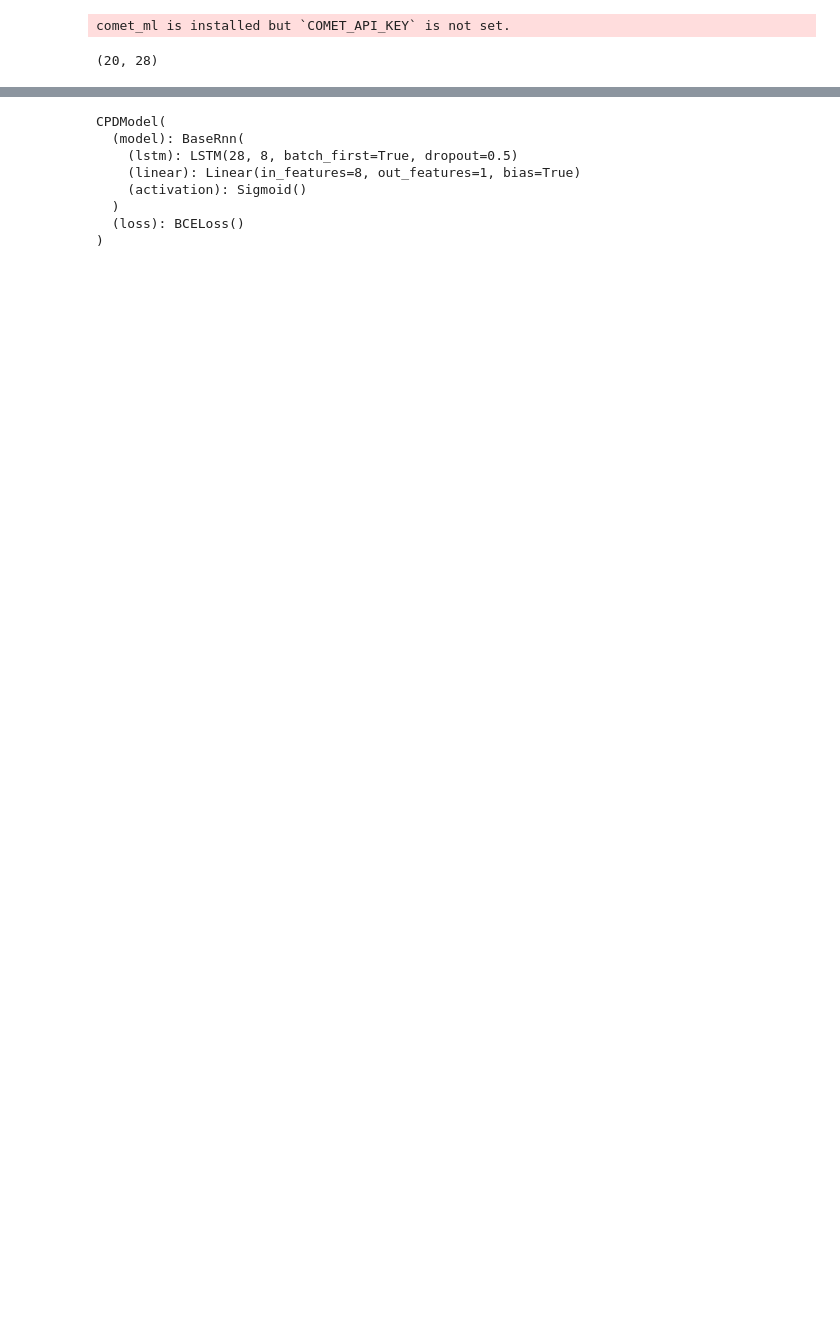
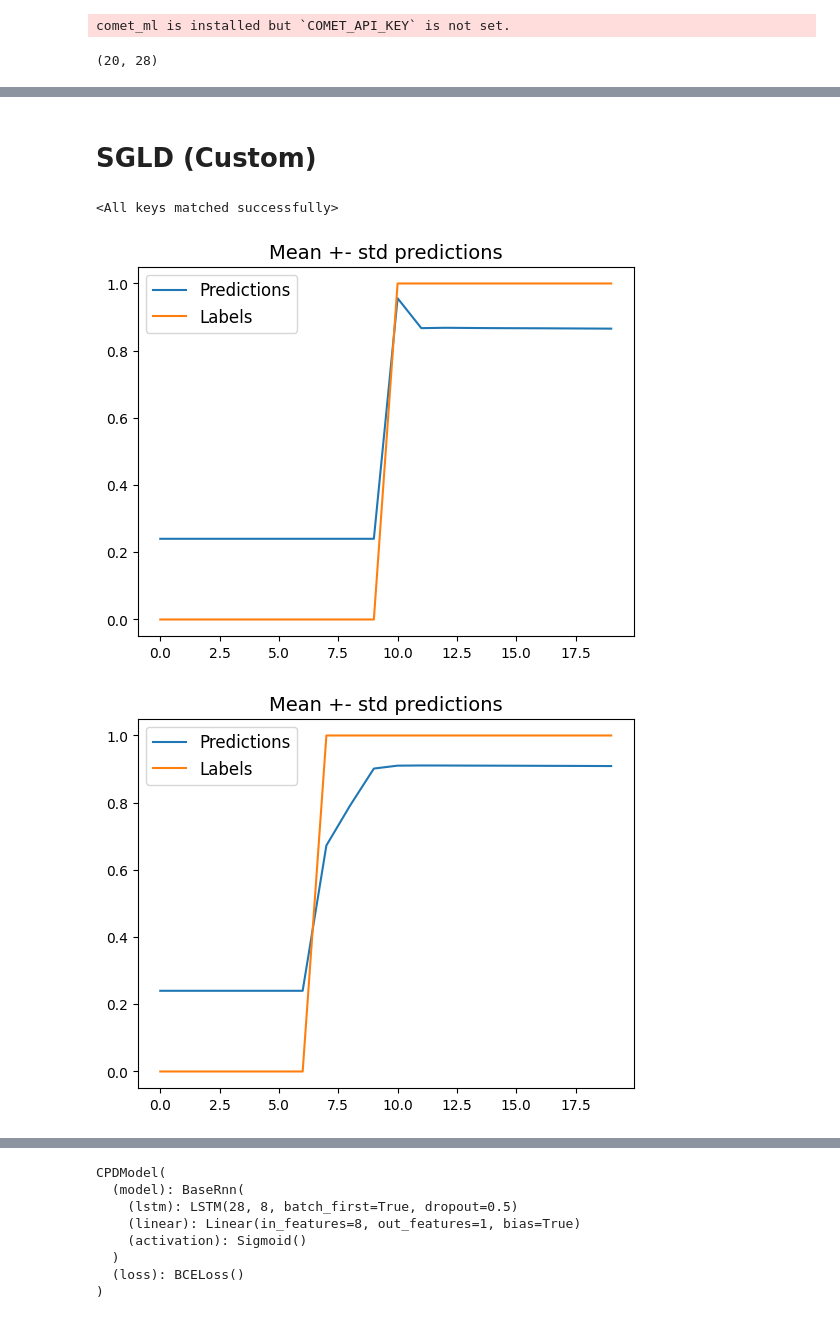
Before and after one commit to stalex2902/uncertainty-aware-cpd, a Jupyter notebook: notebooks/train_sgld_models.ipynb, the cells around one changed output, grey strips where cells are left out. Saved outputs shown, nothing was run; the diff lists cells and outputs as text; code cells hidden in the pictures; blank space fills up the shorter version.

```diff
--- a/notebooks/train_sgld_models.ipynb
+++ b/notebooks/train_sgld_models.ipynb
@@ -167,0 +159,18 @@ train_dataset[0][0].shape
+# %%
+args_config["learning"]["lr"] = 1e-3
+
+core_model_custom_adam = core_models.BaseRnn(
+    input_size=args_config["model"]["input_size"],
+    hidden_dim=args_config["model"]["hidden_dim"],
+    n_layers=args_config["model"]["n_layers"],
+    drop_prob=args_config["model"]["drop_prob"],
+    layer_norm=args_config["model"]["layer_norm"]
+)
+
+bce_model_custom_adam = CPDModelCustomAdam(
+    loss_type="bce",
+    args=args_config,
+    model=core_model_custom_adam,
+    train_dataset=train_dataset,
+    test_dataset=test_dataset
+)
@@ -168,7 +487,7 @@ train_dataset[0][0].shape
 # %%
 args_config["learning"]["lr"] = 1e-3
 args_config["learning"]["momentum"] = 0.9
-args_config["learning"]["temperature"] = 5
+args_config["learning"]["temperature"] = 1
 
 # for CosineLR
 #args_config["learning"]["n_cycles"] = 4
@@ -177,7 +496,7 @@ args_config["learning"]["temperature"] = 5
 
 # for ABAnnealingLR
 args_config["learning"]["final_lr"] = 1e-4
-args_config["learning"]["gamma"] = 1
+args_config["learning"]["gamma"] = 0.5
 args_config["learning"]["T_max"] = 10000
 args_config["learning"]["last_epoch"] = -1
 
@@ -203,7 +522,7 @@ logger = CometLogger(
     api_key='agnHNC2vEt7tOxnnxT4LzYf7Y',
     project_name='cpd-with-uncertainty',
     workspace='stalex2902',
-    experiment_name='BCE-SGLD_ABAnnealing_HAR_default_params',
+    experiment_name='BCE-SGLD_ABAnnealing_HAR_no_noise',
     display_summary_level=0
 )
 
@@ -240,0 +577,2 @@ COMET WARNING: To get all data logged automatically, import comet_ml before the
+# %% [markdown]
+# SGLD (Custom)
@@ -240,0 +710,24 @@ COMET WARNING: To get all data logged automatically, import comet_ml before the
+# %%
+bce_model_custom_noisy_adam.load_state_dict(torch.load(
+    "saved_models/bce/human_activity/sgld_adam/human_activity_loss_type_bcesgld_adam__model_num_5.pth"
+))
+# %% [output]
+<All keys matched successfully>
+# %%
+from utils.visualize import visualize_predictions
+from torch.utils.data import DataLoader
+
+test_dataloader = DataLoader(test_dataset, batch_size = args_config["learning"]["batch_size"], shuffle=True)
+
+seq_batch, labels_batch = next(iter(test_dataloader))
+
+visualize_predictions(
+    bce_model_custom_noisy_adam,
+    "seq2seq",
+    seq_batch,
+    labels_batch,
+    n_pics=10
+)
+# %% [output]
+[figure, added]
+[figure, added]
```
Also changed, not shown: parts of 30 cells of this notebook, 10 other files.
